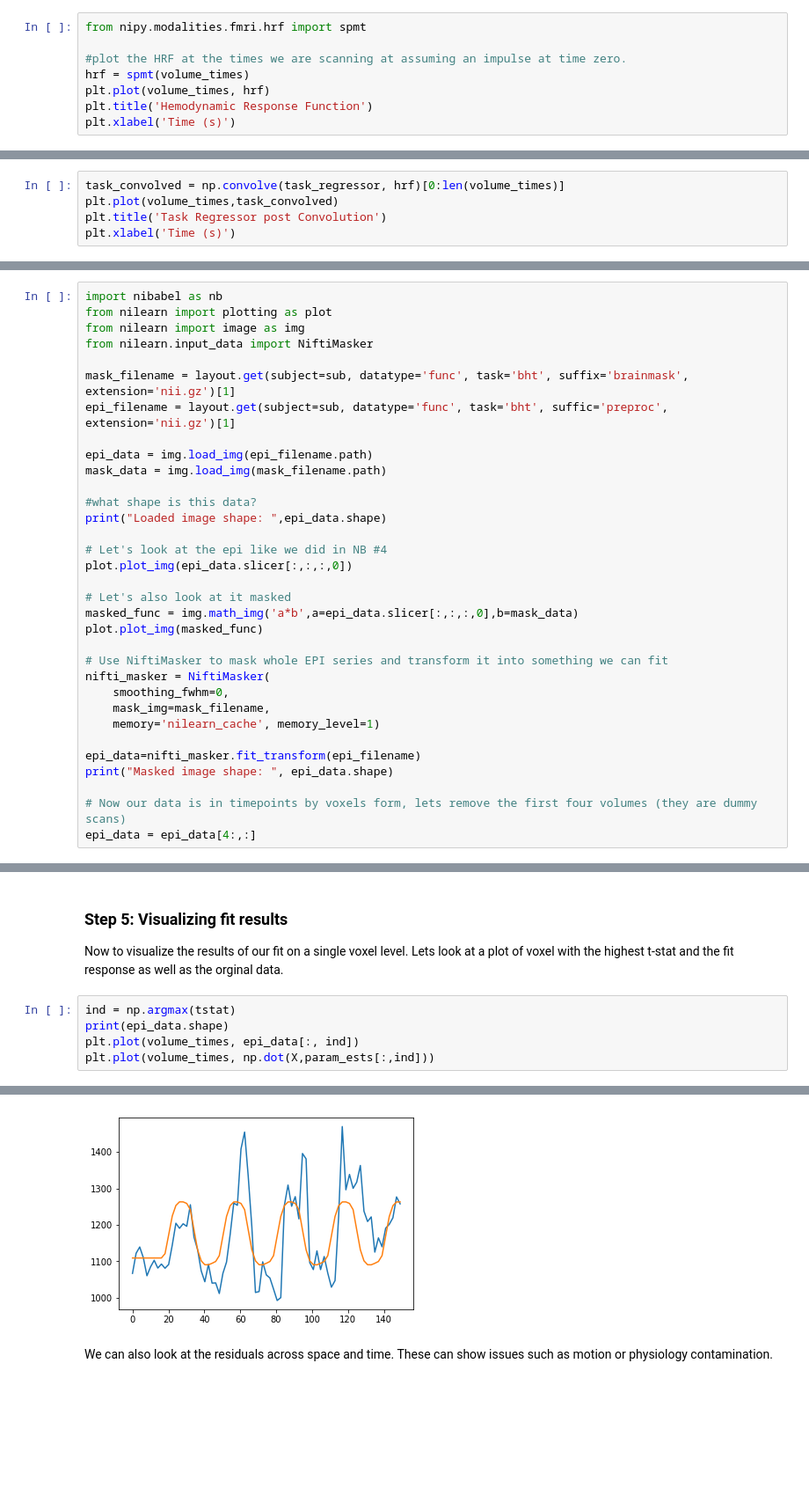
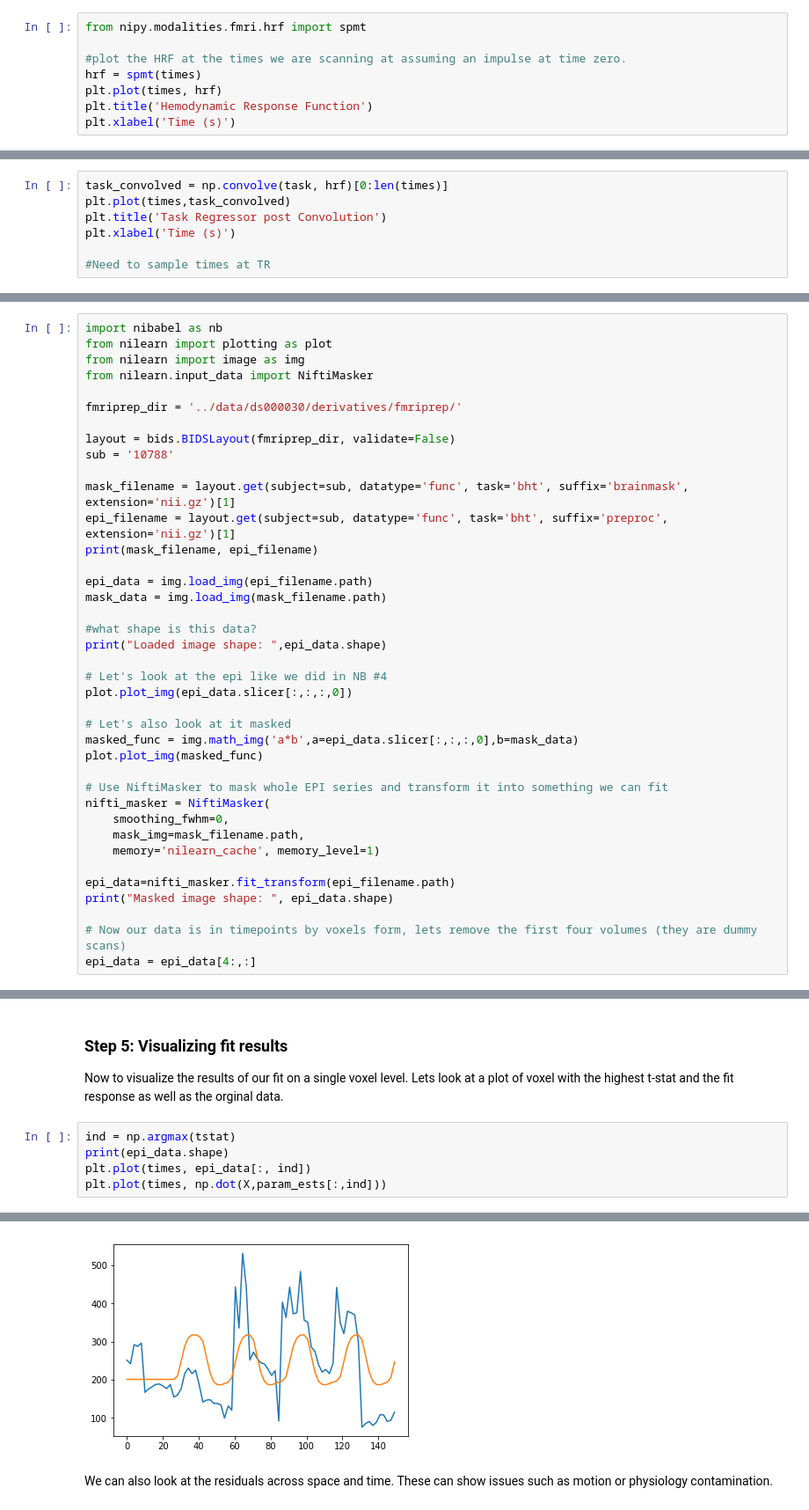
Before and after one commit to carpentries-incubator/SDC-BIDS-fMRI, a Jupyter notebook: bin/05a_general-linear-model-task-based_solutions.ipynb, the cells around one changed output, grey strips where cells are left out. Shown at 88% size. Cells and saved outputs as stored; diff of their text form; blank space fills up the shorter version.

```diff
--- a/bin/05a_general-linear-model-task-based_solutions.ipynb
+++ b/bin/05a_general-linear-model-task-based_solutions.ipynb
@@ -68,8 +91,8 @@ The hemodynamic response function (HRF) represents the canconical BOLD response
 from nipy.modalities.fmri.hrf import spmt
 
 #plot the HRF at the times we are scanning at assuming an impulse at time zero.
-hrf = spmt(volume_times)
-plt.plot(volume_times, hrf)
+hrf = spmt(times)
+plt.plot(times, hrf)
 plt.title('Hemodynamic Response Function')
 plt.xlabel('Time (s)')
 # %% [output]
@@ -78,9 +101,11 @@ Text(0.5, 0, 'Time (s)')
 # %% [markdown]
 This HRF response is in TR just like of `task_regressor`. We can now convolve and plot them using np.convolve(). Convolution represents the task after it is sampled by the HRF as we assume the BOLD response is a linear time invariant system.
 # %%
-task_convolved = np.convolve(task_regressor, hrf)[0:len(volume_times)]
-plt.plot(volume_times,task_convolved)
+task_convolved = np.convolve(task, hrf)[0:len(times)]
+plt.plot(times,task_convolved)
 plt.title('Task Regressor post Convolution')
 plt.xlabel('Time (s)')
+
+#Need to sample times at TR
 # %% [output]
 Text(0.5, 0, 'Time (s)')
@@ -107,8 +124,14 @@ from nilearn import plotting as plot
 from nilearn import image as img
 from nilearn.input_data import NiftiMasker
 
+fmriprep_dir = '../data/ds000030/derivatives/fmriprep/'
+
+layout = bids.BIDSLayout(fmriprep_dir, validate=False)
+sub = '10788'
+
 mask_filename = layout.get(subject=sub, datatype='func', task='bht', suffix='brainmask', extension='nii.gz')[1]
-epi_filename = layout.get(subject=sub, datatype='func', task='bht', suffic='preproc', extension='nii.gz')[1]
+epi_filename = layout.get(subject=sub, datatype='func', task='bht', suffix='preproc', extension='nii.gz')[1]
+print(mask_filename, epi_filename)
 
 epi_data = img.load_img(epi_filename.path)
 mask_data = img.load_img(mask_filename.path)
@@ -126,10 +149,10 @@ plot.plot_img(masked_func)
 # Use NiftiMasker to mask whole EPI series and transform it into something we can fit
 nifti_masker = NiftiMasker(
     smoothing_fwhm=0,
-    mask_img=mask_filename,
+    mask_img=mask_filename.path,
     memory='nilearn_cache', memory_level=1)
 
-epi_data=nifti_masker.fit_transform(epi_filename)
+epi_data=nifti_masker.fit_transform(epi_filename.path)
 print("Masked image shape: ", epi_data.shape)
 
 # Now our data is in timepoints by voxels form, lets remove the first four volumes (they are dummy scans)
@@ -194,11 +227,11 @@ Now to visualize the results of our fit on a single voxel level. Lets look at a
 # %%
 ind = np.argmax(tstat)
 print(epi_data.shape)
-plt.plot(volume_times, epi_data[:, ind])
-plt.plot(volume_times, np.dot(X,param_ests[:,ind]))
+plt.plot(times, epi_data[:, ind])
+plt.plot(times, np.dot(X,param_ests[:,ind]))
 # %% [output]
 (75, 39076)
 [<matplotlib.lines.Line2D at 0x...>]
-[figure, old version]
+[figure, new version]
 # %% [markdown]
 We can also look at the residuals across space and time. These can show issues such as motion or physiology contamination.
```
Also changed, not shown: parts of 19 cells of this notebook.
